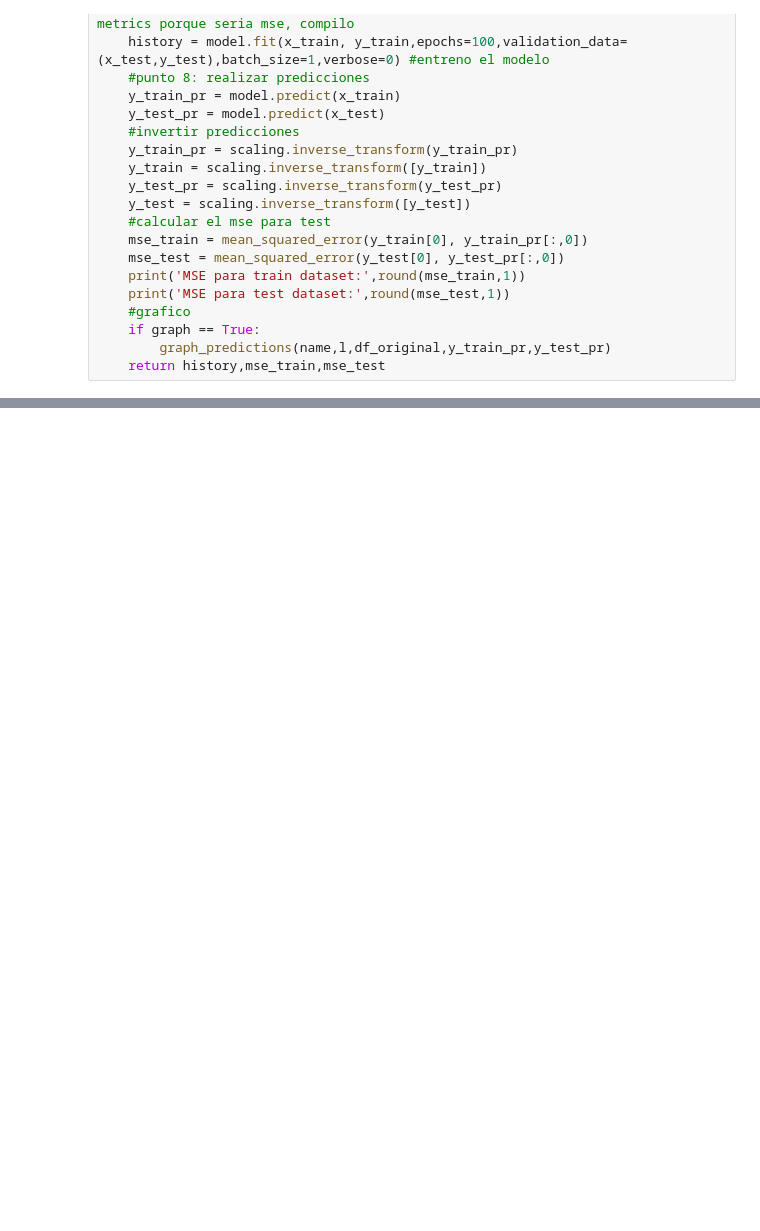
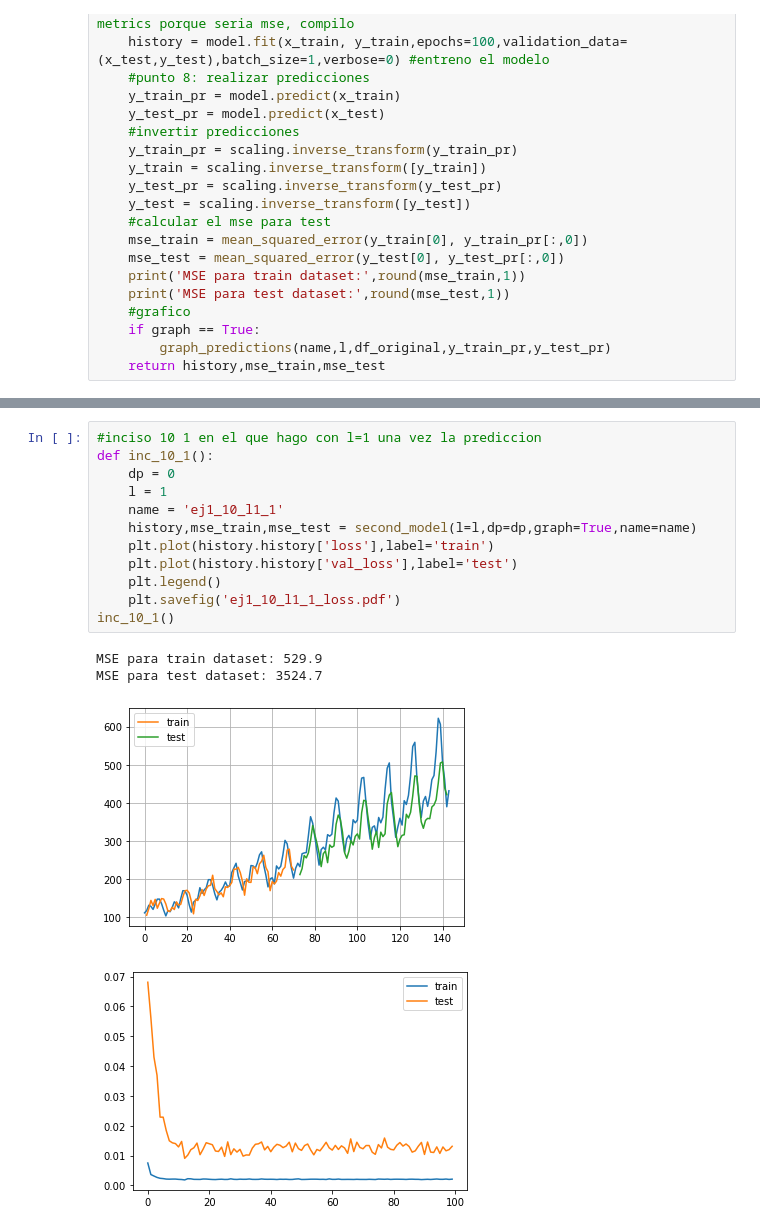
Before and after one commit to denisecammarota/DeepLearning, a Jupyter notebook: Pract7/Ej1.ipynb, the cells around one changed output, grey strips where cells are left out. Drawn from its saved outputs; the diff is of its cells as text; blank space fills up the shorter version.

```diff
--- a/Pract7/Ej1.ipynb
+++ b/Pract7/Ej1.ipynb
@@ -139,0 +291,17 @@ MSE para test dataset: 7281.6
+# %%
+#inciso 10 1 en el que hago con l=1 una vez la prediccion
+def inc_10_1():
+    dp = 0
+    l = 1
+    name = 'ej1_10_l1_1'
+    history,mse_train,mse_test = second_model(l=l,dp=dp,graph=True,name=name)
+    plt.plot(history.history['loss'],label='train')
+    plt.plot(history.history['val_loss'],label='test')
+    plt.legend()
+    plt.savefig('ej1_10_l1_1_loss.pdf')
+inc_10_1()
+# %% [output]
+MSE para train dataset: 529.9
+MSE para test dataset: 3524.7
+[figure, added]
+[figure, added]
```
Also changed, not shown: parts of 9 cells of this notebook, 14 other files.
